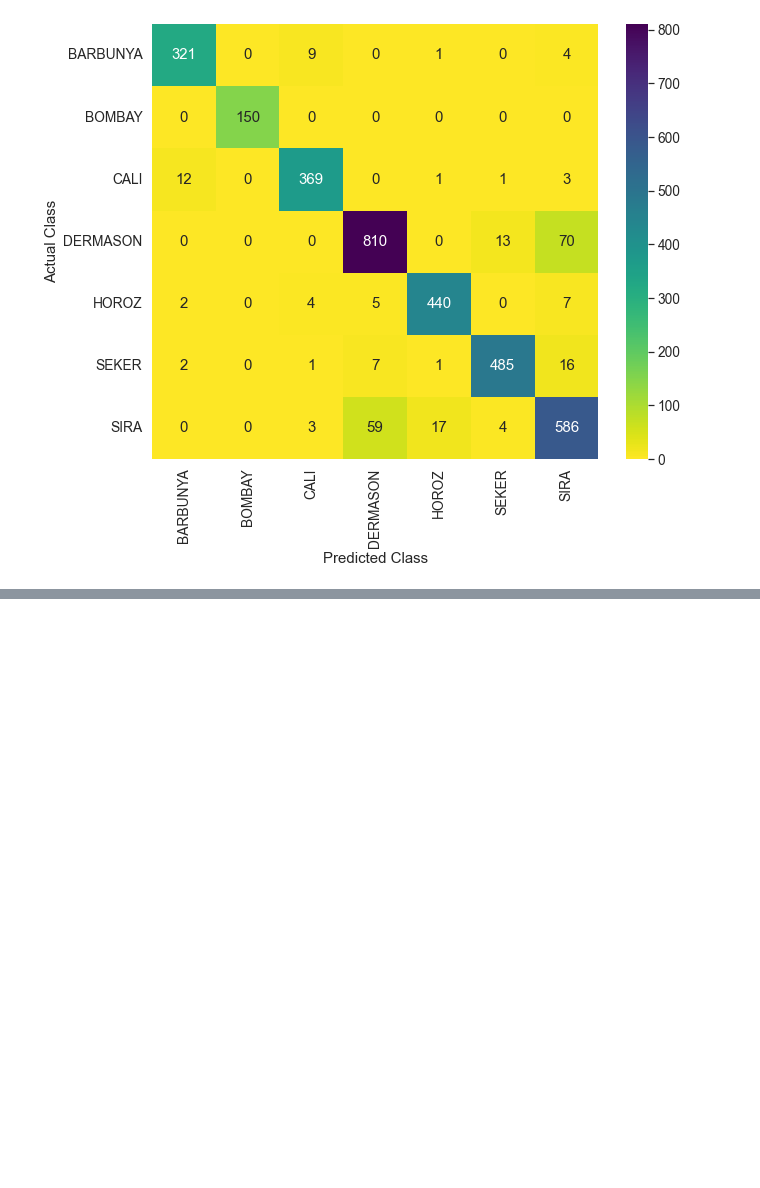
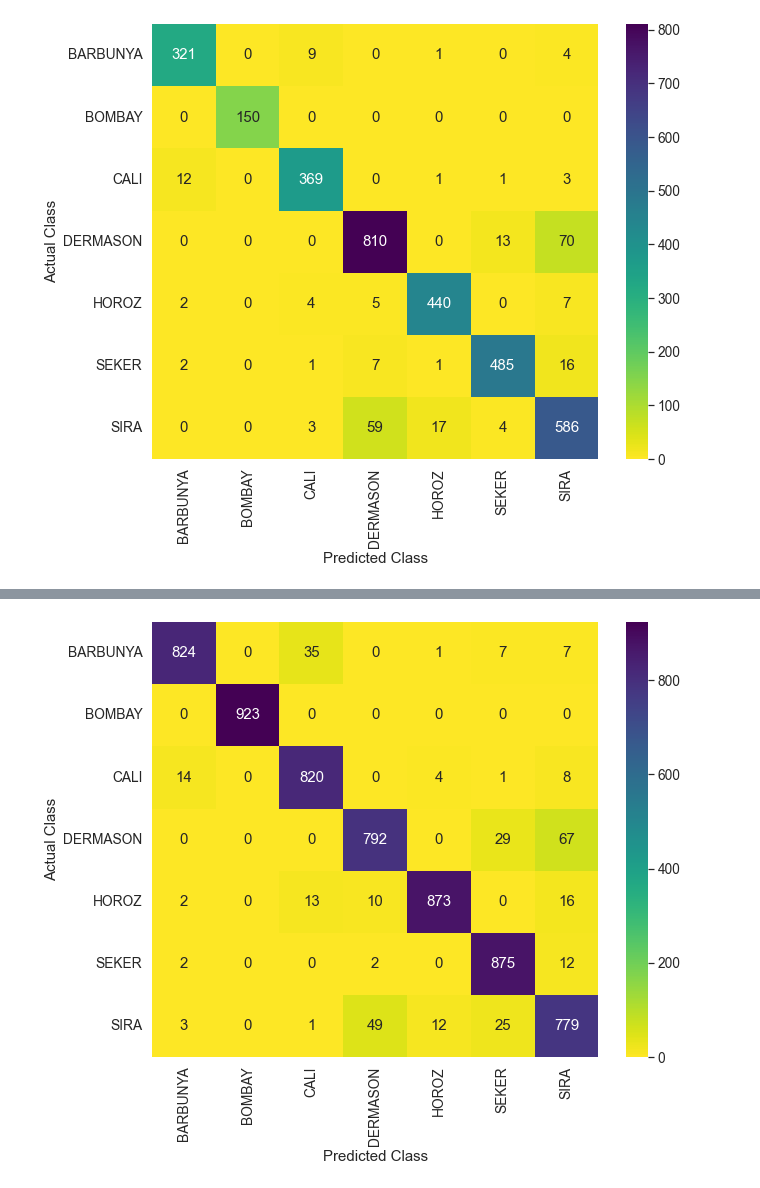
Before and after one commit to Abhiswain97/DryBeanClassification, a Jupyter notebook: Phase-4-TF-NN.ipynb, the cells around one changed output, grey strips where cells are left out. Cells and saved outputs as stored; diff of their text form; code cells hidden in the pictures; blank space fills up the shorter version.

```diff
--- a/Phase-4-TF-NN.ipynb
+++ b/Phase-4-TF-NN.ipynb
@@ -198,0 +161,12 @@ X_test_scaled[0].shape
+# %%
+train_ds = tf.data.Dataset.from_tensor_slices((X_train, y_train)).batch(32)
+val_ds = tf.data.Dataset.from_tensor_slices((X_val, y_val)).batch(16)
+# %%
+history = net.fit(
+    train_ds,
+    validation_data=val_ds,
+    epochs=20,
+    callbacks=[
+        callbacks.ModelCheckpoint("models/5", save_best_only=True, verbose=3),
+    ],
+)
@@ -198,0 +191,4 @@ X_test_scaled[0].shape
+# %%
+X_test = scaler.transform(X_test)
+test_ds = tf.data.Dataset.from_tensor_slices((X_test, y_test)).batch(16)
+net.evaluate(test_ds)
@@ -198,0 +198,4 @@ X_test_scaled[0].shape
+# %%
+preds = net(X_test)
+preds = tf.argmax(preds, axis=1)
+preds.numpy()
@@ -198,0 +222,12 @@ X_test_scaled[0].shape
+# %%
+cf = confusion_matrix(y_test, preds)
+
+classes = df.Class.astype("category").cat.categories.tolist()
+sns.set(rc={"figure.figsize": (10, 8)}, font_scale=1.25)
+ax = sns.heatmap(
+    cf, annot=True, xticklabels=classes, yticklabels=classes, fmt="d", cmap="viridis_r"
+)
+ax.set_ylabel("Actual Class")
+_ = ax.set_xlabel("Predicted Class")
+# %% [output]
+[figure, added]
```
Also changed, not shown: parts of 28 cells of this notebook, 9 other files.
